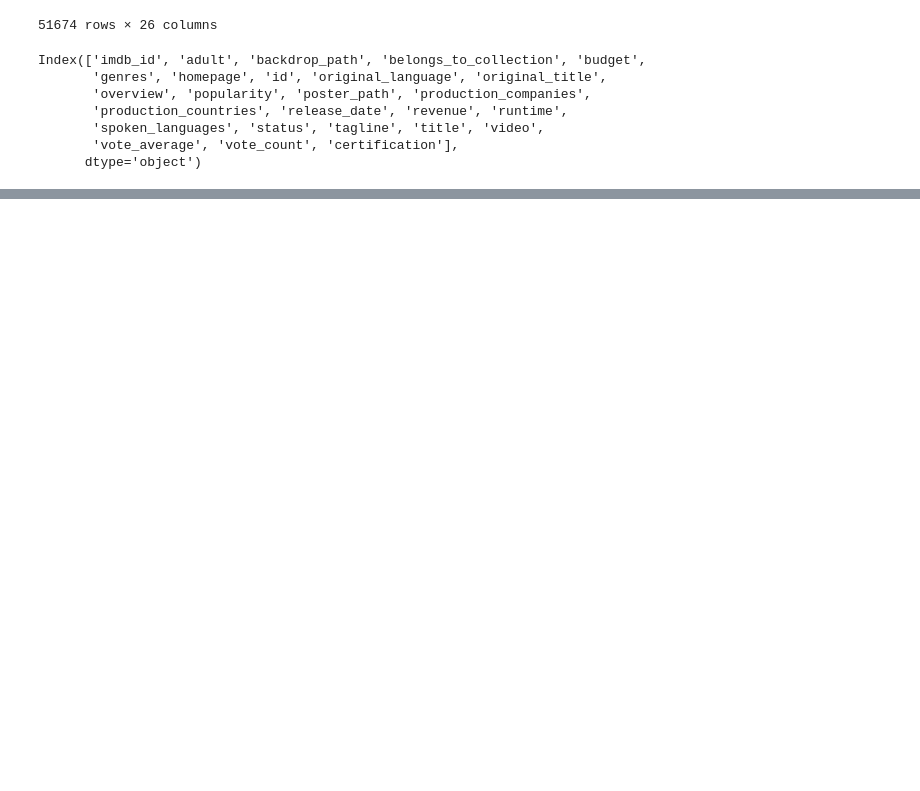
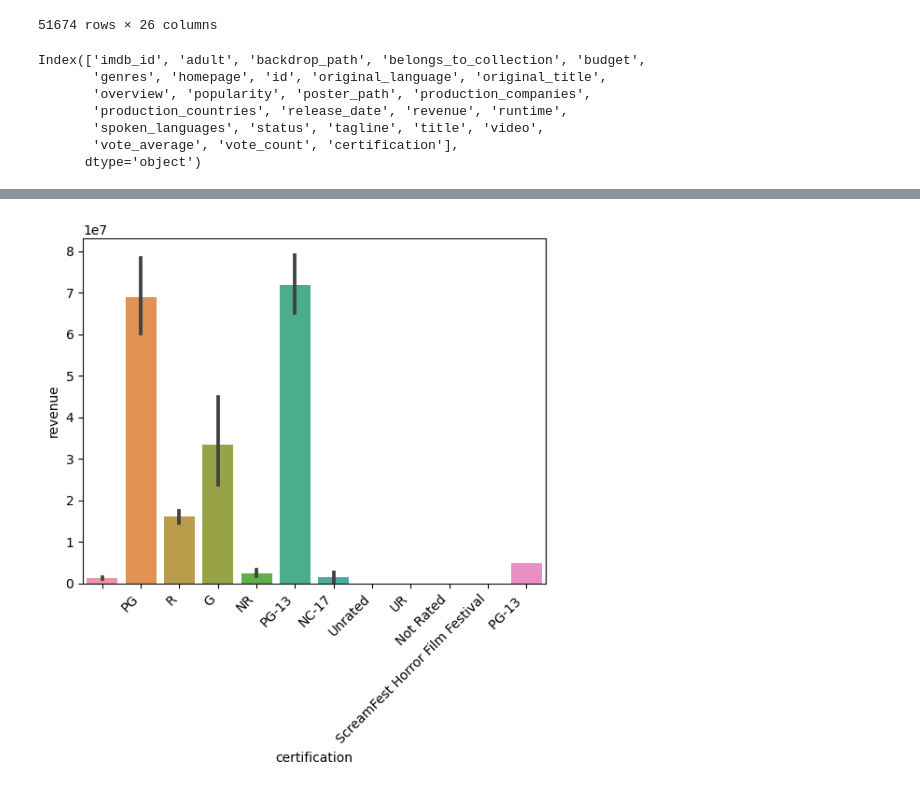
Before and after one commit to 808hanronald/project-2.3, a Jupyter notebook: Project 2.4.ipynb, the cells around one changed output, grey strips where cells are left out. Saved outputs shown, nothing was run; the diff lists cells and outputs as text; code cells hidden in the pictures; blank space fills up the shorter version.

```diff
--- a/Project 2.4.ipynb
+++ b/Project 2.4.ipynb
@@ -247,0 +258,6 @@ df_combined.to_csv(final_fname, compression='gzip', index=False)
+# %%
+#graph certification and revenue
+sns.barplot(data=df_combined,x="certification", y='revenue')
+plt.xticks(rotation=45, ha="right");
+# %% [output]
+[figure, added]
```
Also changed, not shown: parts of 14 cells of this notebook, 2 other files.
